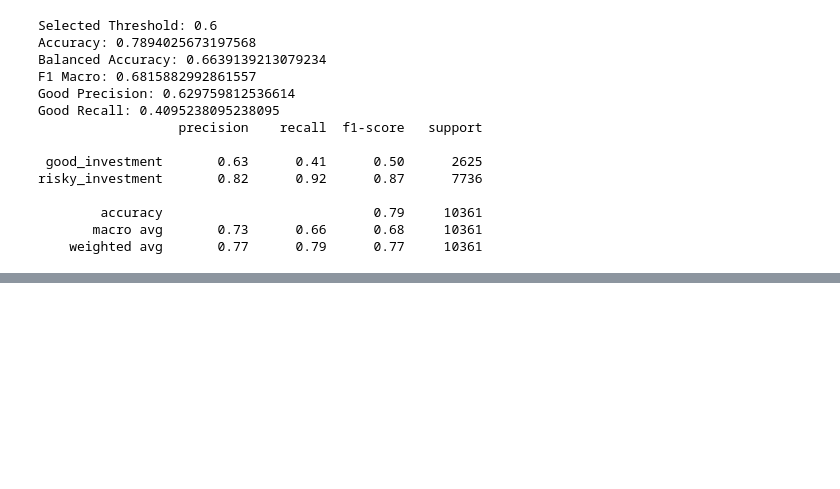
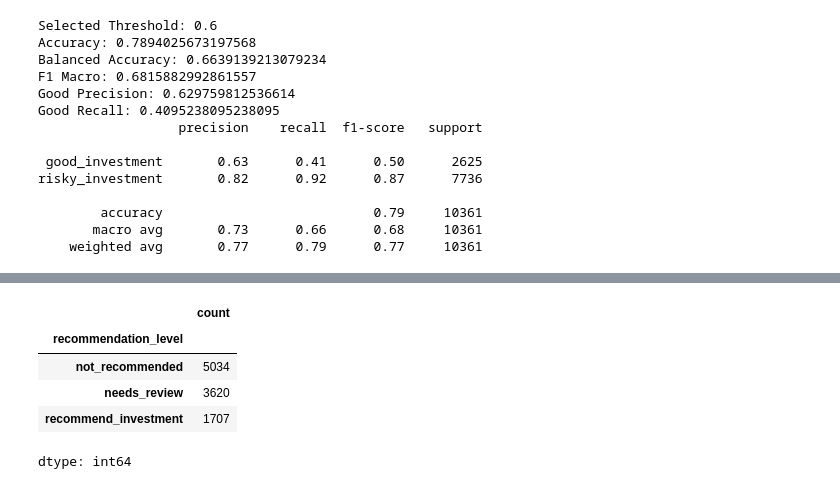
Before and after one commit to mevhibekok/GameVestAI, a Jupyter notebook: notebooks/eda.ipynb, the cells around one changed output, grey strips where cells are left out. Cells and saved outputs as stored; diff of their text form; code cells hidden in the pictures; blank space fills up the shorter version.

```diff
--- a/notebooks/eda.ipynb
+++ b/notebooks/eda.ipynb
@@ -1442,0 +1467,9 @@ risky_investment       0.82      0.92      0.87      7736
+# %%
+recommendation_results['recommendation_level'].value_counts()
+# %% [output]
+|  | count |
+| recommendation_level |  |
+| not_recommended | 5034 |
+| needs_review | 3620 |
+| recommend_investment | 1707 |
+dtype: int64
```
Also changed, not shown: parts of 23 cells of this notebook.
